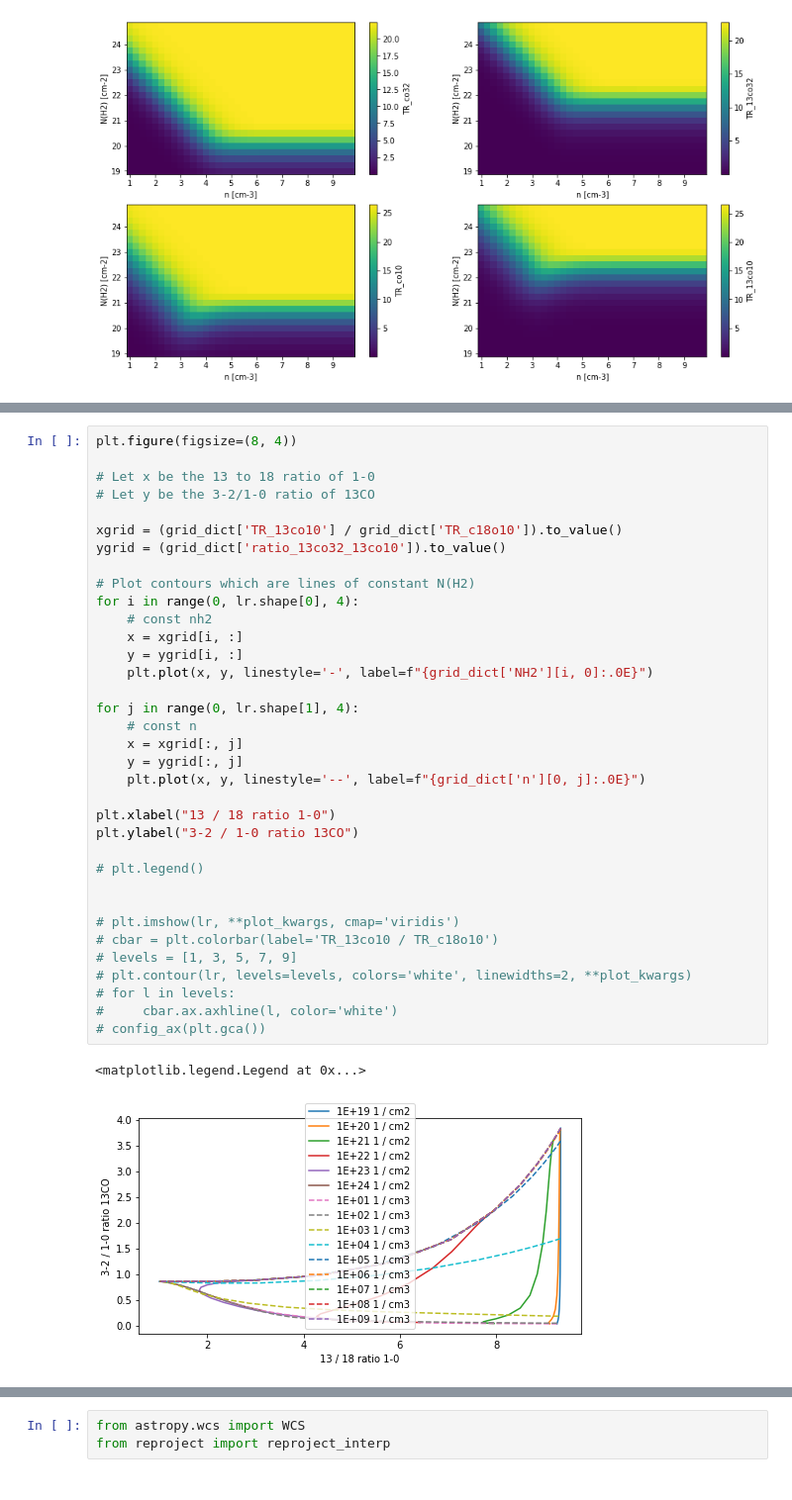
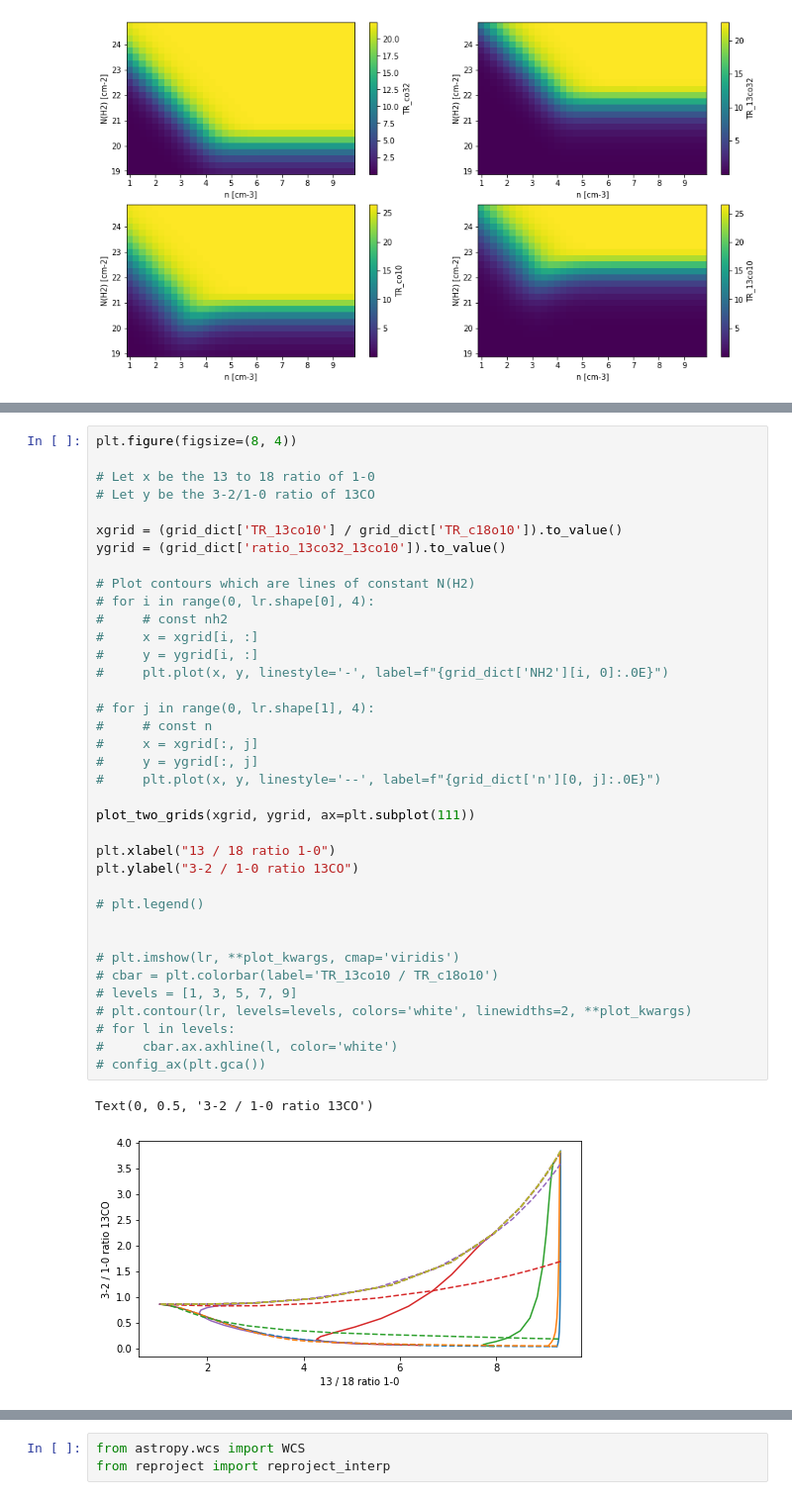
Before and after one commit to ramseykarim/feedback, a Jupyter notebook: co_radex_grid_plots.ipynb, the cells around one changed output, grey strips where cells are left out. Shown: that part at 99% size. Cells and saved outputs as stored; diff of their text form.

```diff
--- a/co_radex_grid_plots.ipynb
+++ b/co_radex_grid_plots.ipynb
@@ -141,39 +181,41 @@ Try using the scatter plot style. Need to draw contours at each decade of N(H2)
 # %%
 plt.figure(figsize=(8, 4))
 
 # Let x be the 13 to 18 ratio of 1-0
 # Let y be the 3-2/1-0 ratio of 13CO
 
 xgrid = (grid_dict['TR_13co10'] / grid_dict['TR_c18o10']).to_value()
 ygrid = (grid_dict['ratio_13co32_13co10']).to_value()
 
 # Plot contours which are lines of constant N(H2)
-for i in range(0, lr.shape[0], 4):
-    # const nh2
-    x = xgrid[i, :]
-    y = ygrid[i, :]
-    plt.plot(x, y, linestyle='-', label=f"{grid_dict['NH2'][i, 0]:.0E}")
+# for i in range(0, lr.shape[0], 4):
+#     # const nh2
+#     x = xgrid[i, :]
+#     y = ygrid[i, :]
+#     plt.plot(x, y, linestyle='-', label=f"{grid_dict['NH2'][i, 0]:.0E}")
 
-for j in range(0, lr.shape[1], 4):
-    # const n
-    x = xgrid[:, j]
-    y = ygrid[:, j]
-    plt.plot(x, y, linestyle='--', label=f"{grid_dict['n'][0, j]:.0E}")
+# for j in range(0, lr.shape[1], 4):
+#     # const n
+#     x = xgrid[:, j]
+#     y = ygrid[:, j]
+#     plt.plot(x, y, linestyle='--', label=f"{grid_dict['n'][0, j]:.0E}")
+
+plot_two_grids(xgrid, ygrid, ax=plt.subplot(111))
 
 plt.xlabel("13 / 18 ratio 1-0")
 plt.ylabel("3-2 / 1-0 ratio 13CO")
 
 # plt.legend()
 
 
 # plt.imshow(lr, **plot_kwargs, cmap='viridis')
 # cbar = plt.colorbar(label='TR_13co10 / TR_c18o10')
 # levels = [1, 3, 5, 7, 9]
 # plt.contour(lr, levels=levels, colors='white', linewidths=2, **plot_kwargs)
 # for l in levels:
 #     cbar.ax.axhline(l, color='white')
 # config_ax(plt.gca())
 # %% [output]
-<matplotlib.legend.Legend at 0x...>
+Text(0, 0.5, '3-2 / 1-0 ratio 13CO')
-[figure, old version]
+[figure, new version]
 # %% [markdown]
```
Also changed, not shown: parts of 19 cells of this notebook, 1 other file.
